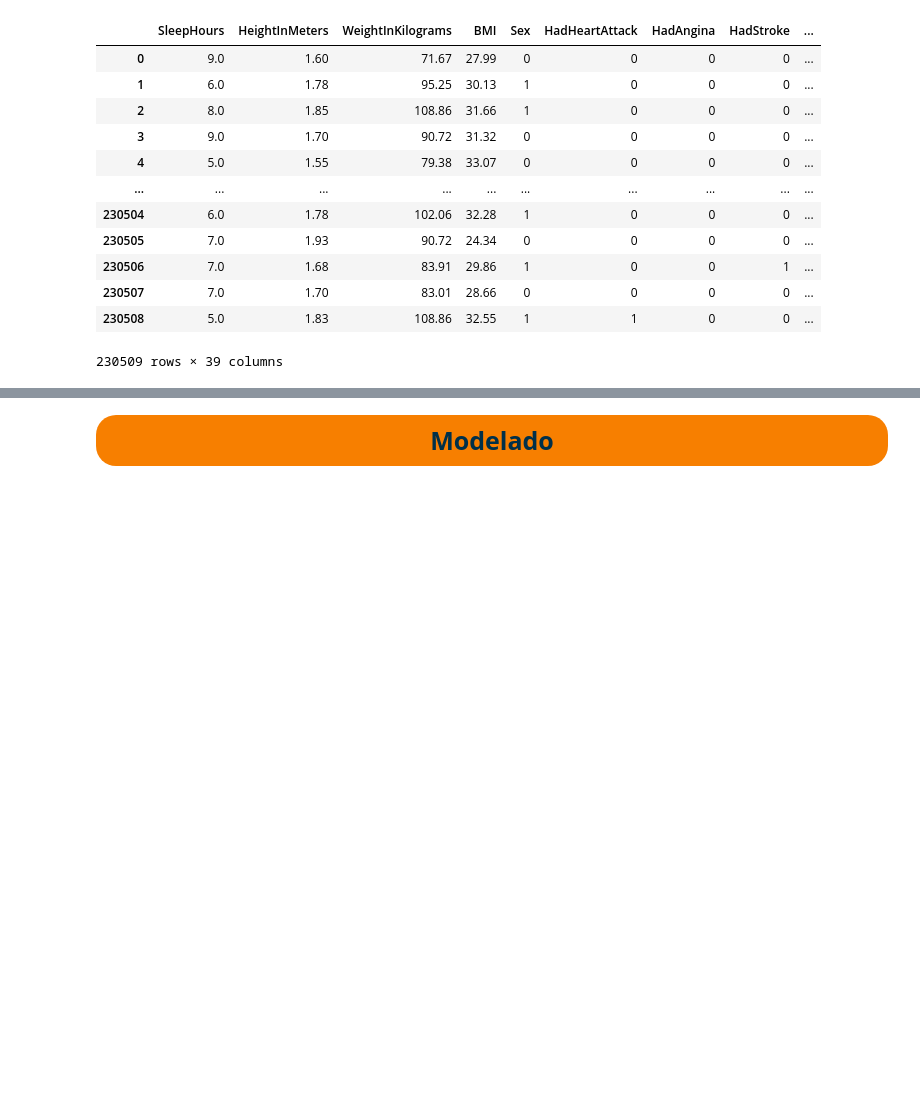
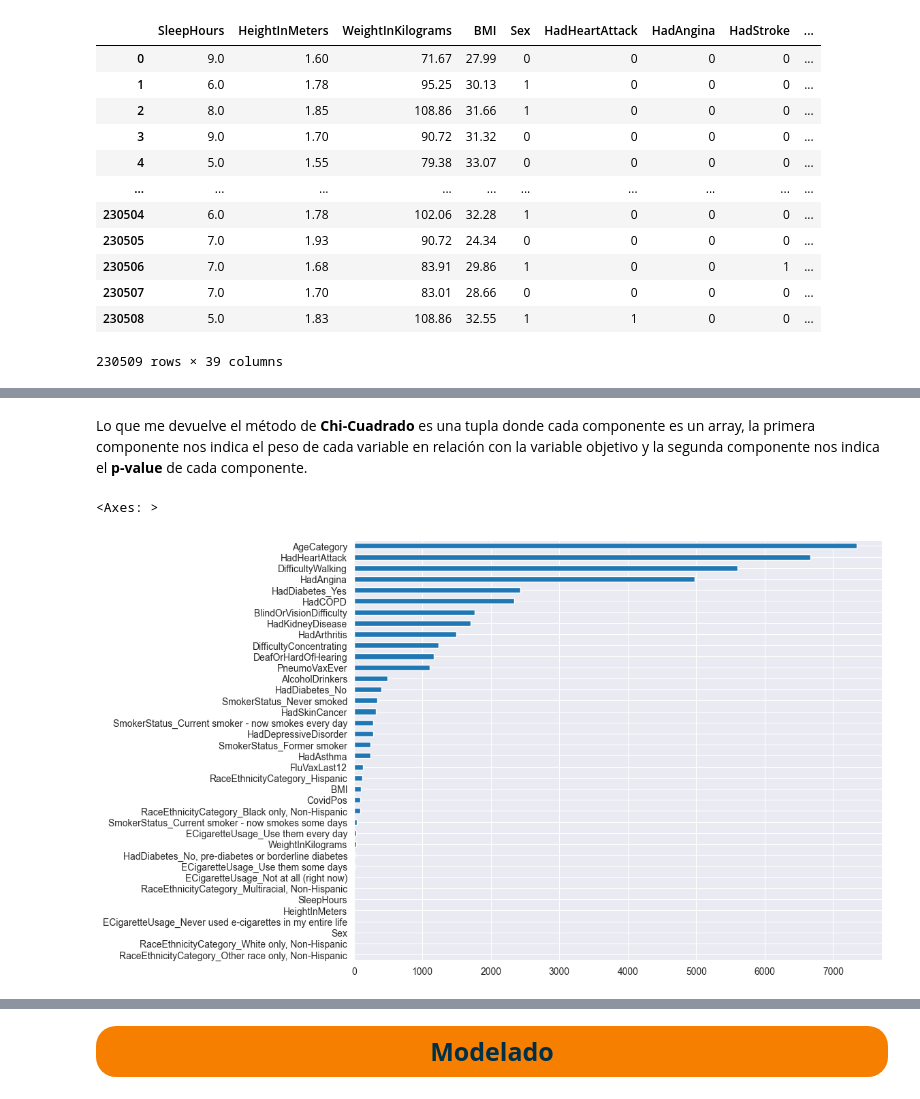
Before and after one commit to bettocalero/Stroke-Analysis, a Jupyter notebook: main.ipynb, the cells around one changed output, grey strips where cells are left out. Drawn from its saved outputs; the diff is of its cells as text; code cells hidden in the pictures; blank space fills up the shorter version.

```diff
--- a/main.ipynb
+++ b/main.ipynb
@@ -618,0 +628,8 @@ df_stroke
+# %%
+# Defino mi variable objetivo y las variables predictoras
+X = df_stroke.drop(columns=['HadStroke'], axis= 1) # Conjunto de variables predictoras
+y = df_stroke['HadStroke'] # Variable objetivo
+
+# Aplico el método chi2
+chi_scores = chi2(X,y)
+chi_scores
@@ -618,0 +657,11 @@ df_stroke
+# %% [markdown]
+Lo que me devuelve el método de **Chi-Cuadrado** es una tupla donde cada componente es un array, la primera componente nos indica el peso de cada variable en relación con la variable objetivo y la segunda componente nos indica el **p-value** de cada componente.
+# %%
+# Hago un pequeño análisis de la primera componente
+chi_values = pd.Series(chi_scores[0], index= X.columns)
+chi_values.sort_values(ascending= True, inplace= True)
+plt.figure(figsize=(10, 8))
+chi_values.plot.barh()
+# %% [output]
+<Axes: >
+[figure, added]
```
Also changed, not shown: parts of 56 cells of this notebook.
